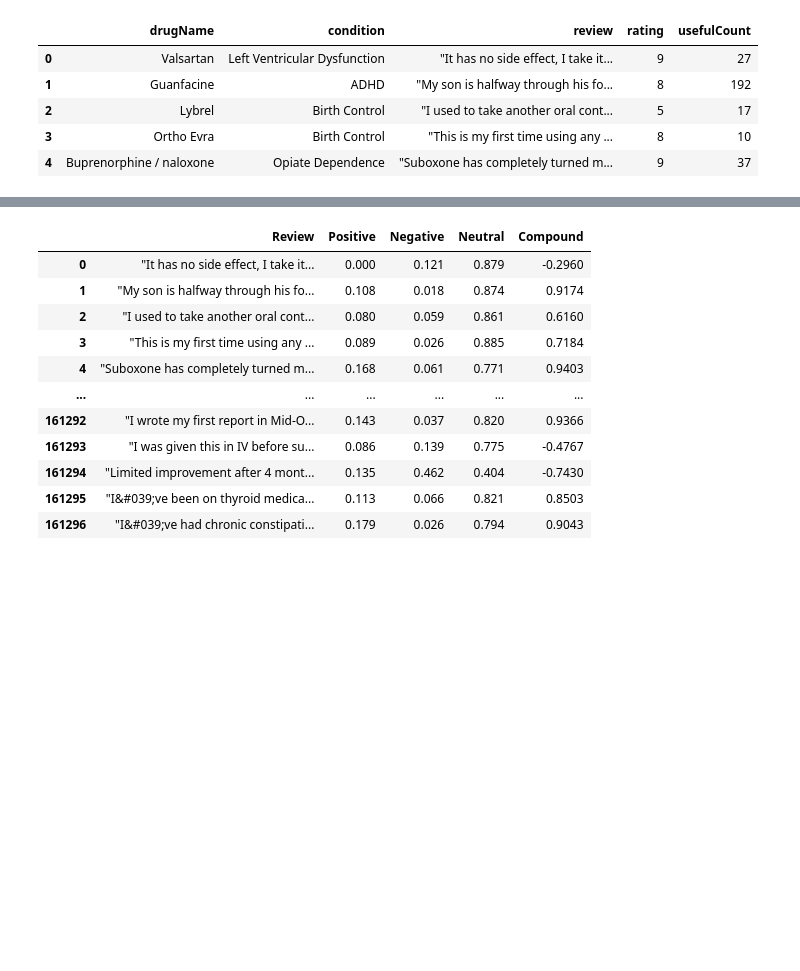
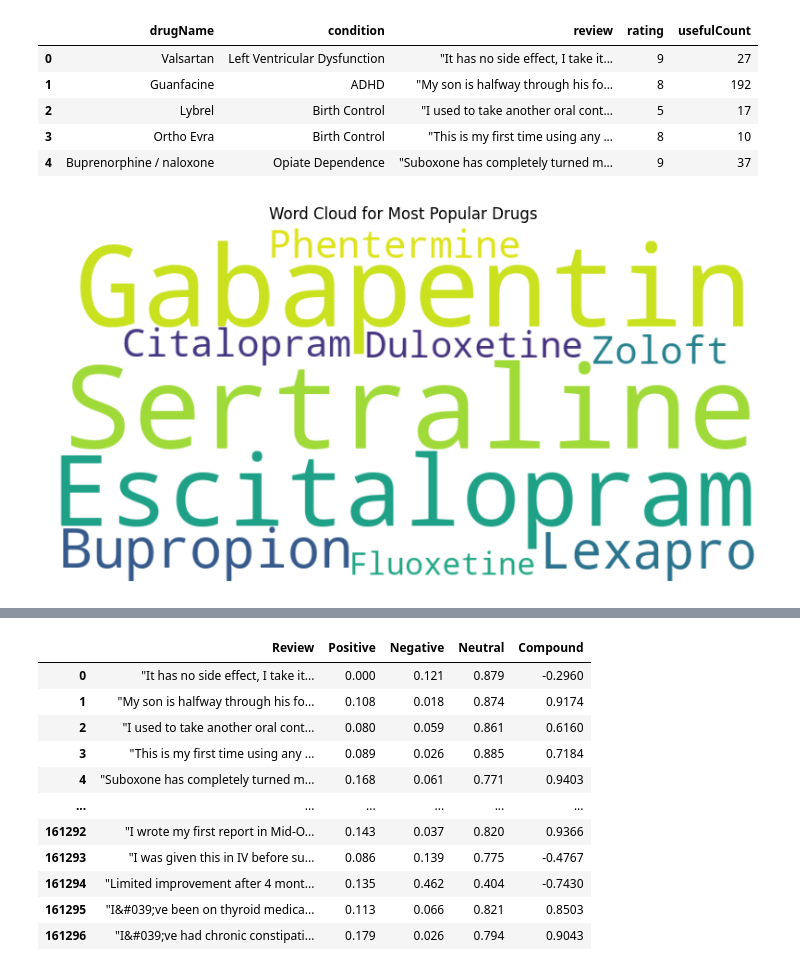
Before and after one commit to Ayeshaaa777/Drug_recommender, a Jupyter notebook: drug_recommendation.ipynb, the cells around one changed output, grey strips where cells are left out. Drawn from its saved outputs; the diff is of its cells as text; code cells hidden in the pictures; blank space fills up the shorter version.

```diff
--- a/drug_recommendation.ipynb
+++ b/drug_recommendation.ipynb
@@ -40,6 +44,30 @@ df.head()
 | 2 | Lybrel | Birth Control | "I used to take another oral cont... | 5 | 17 |
 | 3 | Ortho Evra | Birth Control | "This is my first time using any ... | 8 | 10 |
 | 4 | Buprenorphine / naloxone | Opiate Dependence | "Suboxone has completely turned m... | 9 | 37 |
+# %%
+from wordcloud import WordCloud
+import matplotlib.pyplot as plt
+
+# Aggregate counts of each drug
+drug_counts = df.groupby('drugName')['usefulCount'].sum().reset_index()
+
+# Get the top N most popular drugs
+top_n_drugs = drug_counts.nlargest(10, 'usefulCount')  # Change 10 to the desired number of top drugs
+
+# Convert drug names and counts to dictionary for word cloud generation
+drug_dict = dict(zip(top_n_drugs['drugName'], top_n_drugs['usefulCount']))
+
+# Create the WordCloud object
+wordcloud = WordCloud(width=800, height=400, background_color='white').generate_from_frequencies(drug_dict)
+
+# Plot the WordCloud
+plt.figure(figsize=(10, 5))
+plt.imshow(wordcloud, interpolation='bilinear')
+plt.title('Word Cloud for Most Popular Drugs')
+plt.axis('off')
+plt.show()
+# %% [output]
+[figure, added]
 # %%
 pip install vaderSentiment
 # %% [output]
```
Also changed, not shown: parts of 7 cells of this notebook.
